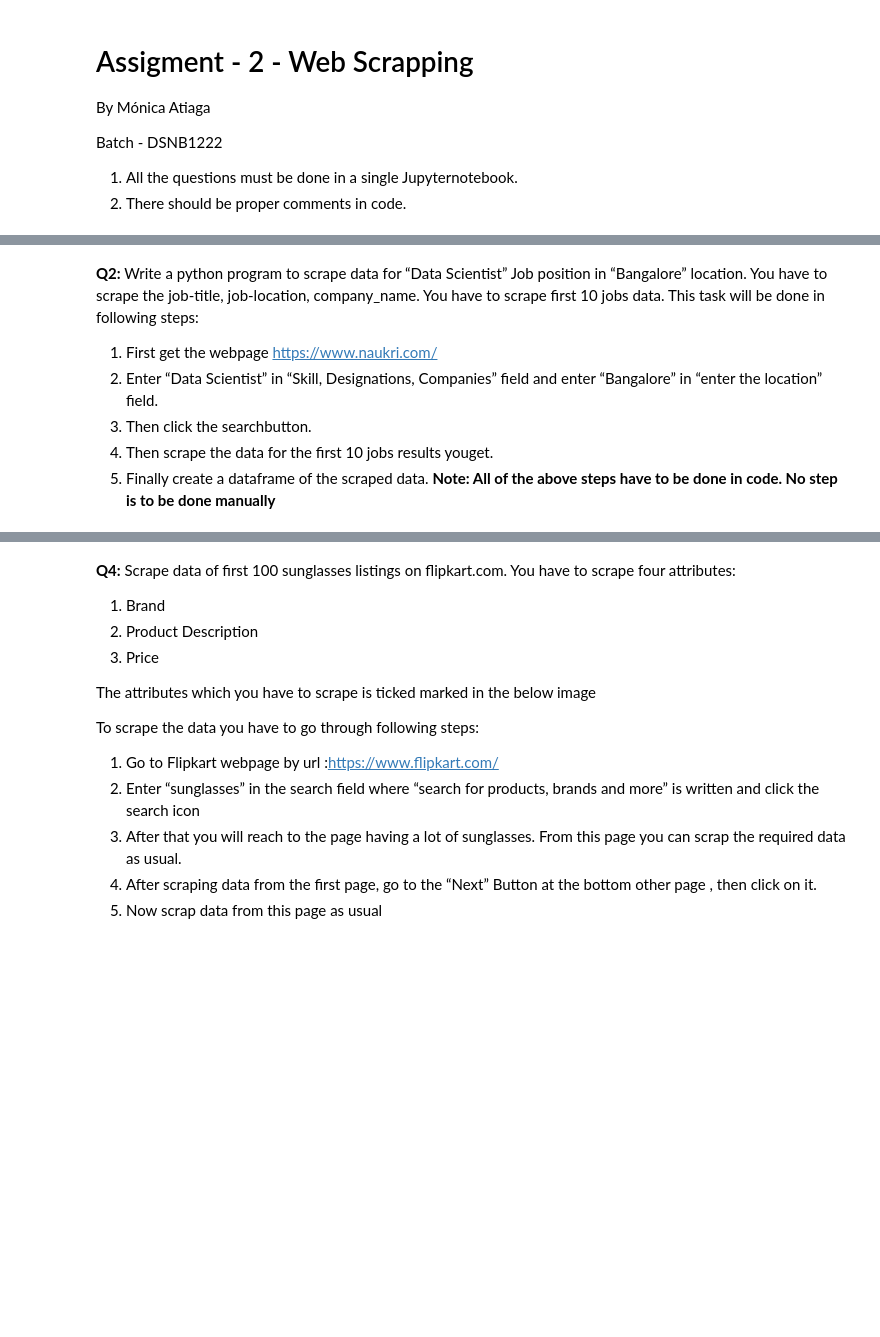
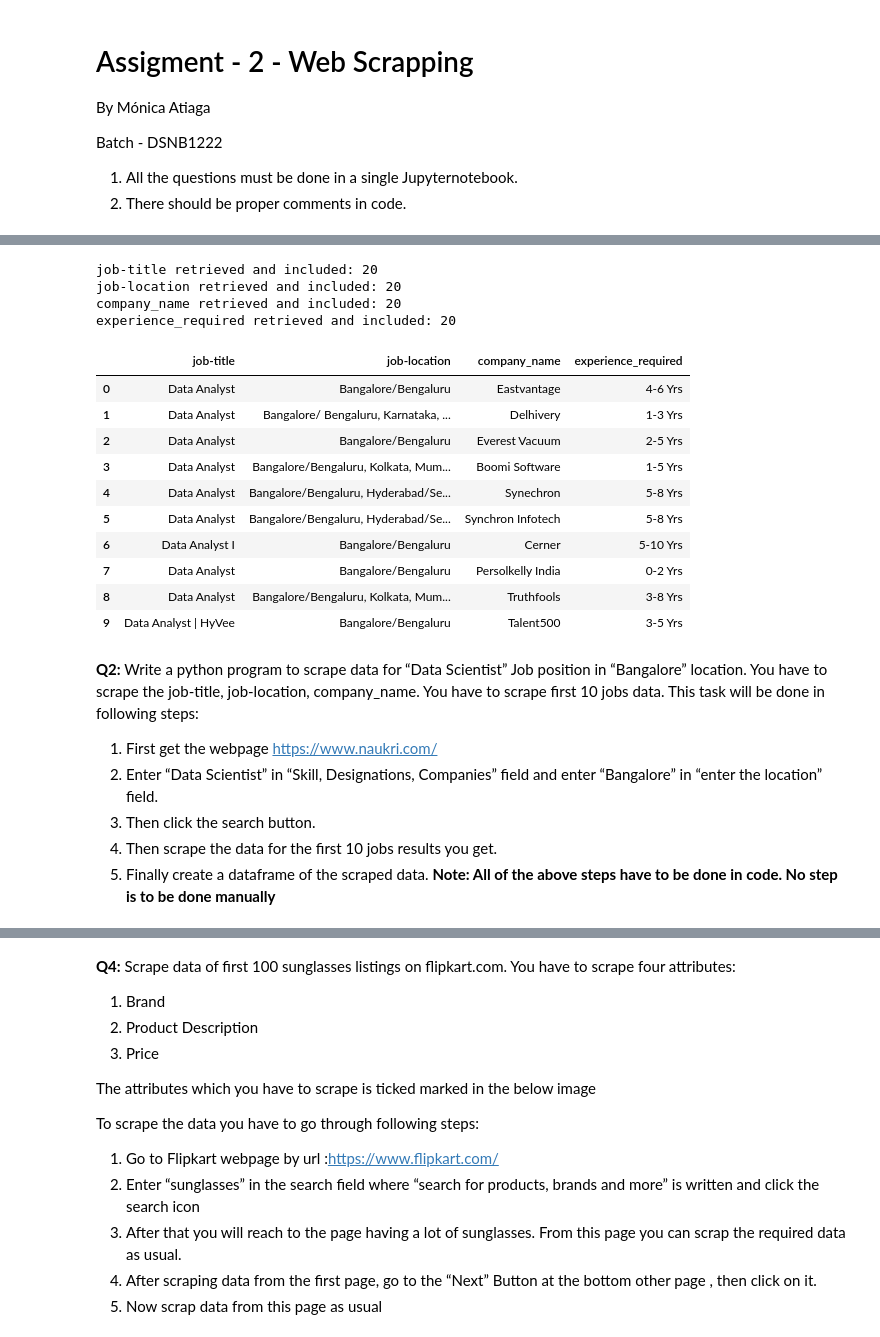
Before and after one commit to matiaga/Internship, a Jupyter notebook: Web Scraping - Assignment-2.ipynb, the cells around one changed output, grey strips where cells are left out. Saved outputs shown, nothing was run; the diff lists cells and outputs as text; code cells hidden in the pictures; blank space fills up the shorter version.

Commit message:
Web scraping A2 - Q1 to Q1 except Q3(no access)

```diff
--- a/Web Scraping - Assignment-2.ipynb
+++ b/Web Scraping - Assignment-2.ipynb
@@ -67,0 +126,4 @@ search.click()
+# %%
+# I had to find another way to scape the data
+driver = webdriver.Chrome()
+driver.get("http://www.naukri.com/data-analyst-jobs-in-bangalore?")
@@ -68,2 +137,32 @@ search.click()
 # %%
-# No access to the site
+attr_xpath = {'job-title': '//a[@class="title ellipsis"]',
+        'job-location': '//span[@class="ellipsis fleft locWdth"]',
+        'company_name': '//a[@class="subTitle ellipsis fleft"]',
+        'experience_required': '//span[@class="ellipsis fleft expwdth"]'}
+
+df = load_items_by_xpath(driver, n=10, **attr_xpath)
+
+# Cleaning driver
+driver.quit()
+
+# saving the dataframe
+if(len(df)>0):
+    df.to_csv('webScraping2_datasets/q1_jobs_naukri.csv')
+
+display(df)
+# %% [output]
+job-title retrieved and included: 20
+job-location retrieved and included: 20
+company_name retrieved and included: 20
+experience_required retrieved and included: 20
+|  | job-title | job-location | company_name | experience_required |
+| 0 | Data Analyst | Bangalore/Bengaluru | Eastvantage | 4-6 Yrs |
+| 1 | Data Analyst | Bangalore/ Bengaluru, Karnataka, ... | Delhivery | 1-3 Yrs |
+| 2 | Data Analyst | Bangalore/Bengaluru | Everest Vacuum | 2-5 Yrs |
+| 3 | Data Analyst | Bangalore/Bengaluru, Kolkata, Mum... | Boomi Software | 1-5 Yrs |
+| 4 | Data Analyst | Bangalore/Bengaluru, Hyderabad/Se... | Synechron | 5-8 Yrs |
+| 5 | Data Analyst | Bangalore/Bengaluru, Hyderabad/Se... | Synchron Infotech | 5-8 Yrs |
+| 6 | Data Analyst I | Bangalore/Bengaluru | Cerner | 5-10 Yrs |
+| 7 | Data Analyst | Bangalore/Bengaluru | Persolkelly India | 0-2 Yrs |
+| 8 | Data Analyst | Bangalore/Bengaluru, Kolkata, Mum... | Truthfools | 3-8 Yrs |
+| 9 | Data Analyst | HyVee | Bangalore/Bengaluru | Talent500 | 3-5 Yrs |
@@ -75,8 +172,8 @@ have to scrape the job-title, job-location, company_name. You have to scrape fir
 This task will be done in following steps:
 1. First get the webpage https://www.naukri.com/
 2. Enter “Data Scientist” in “Skill, Designations, Companies” field and enter “Bangalore” in “enter the location” field.
-3. Then click the searchbutton.
-4. Then scrape the data for the first 10 jobs results youget.
+3. Then click the search button.
+4. Then scrape the data for the first 10 jobs results you get.
 5. Finally create a dataframe of the scraped data.
 **Note: All of the above steps have to be done in code. No step is to be done manually**
 # %%
```
Also changed, not shown: parts of 22 cells of this notebook, 6 other files.
